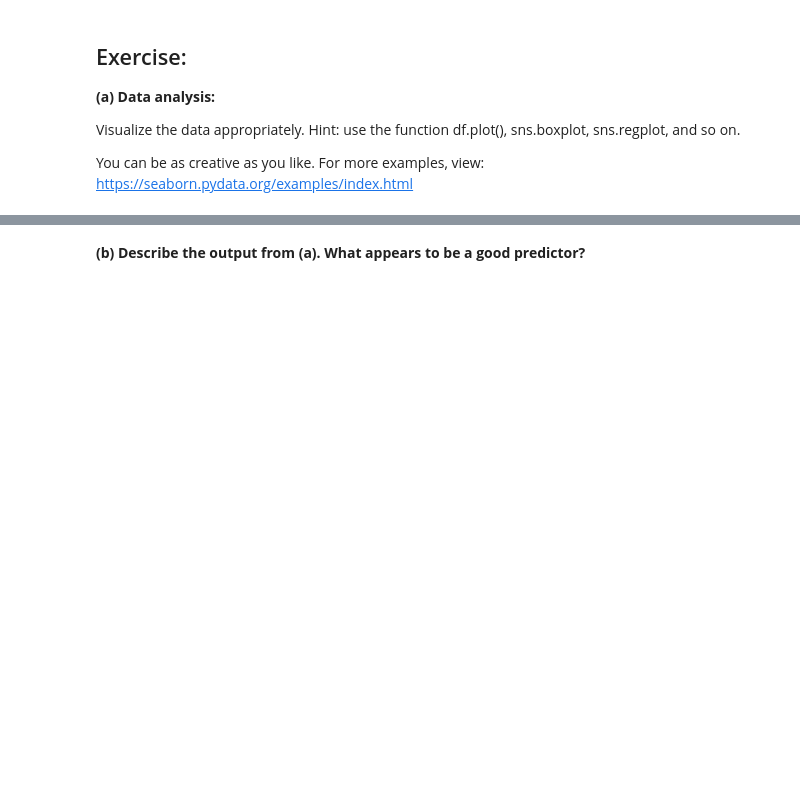
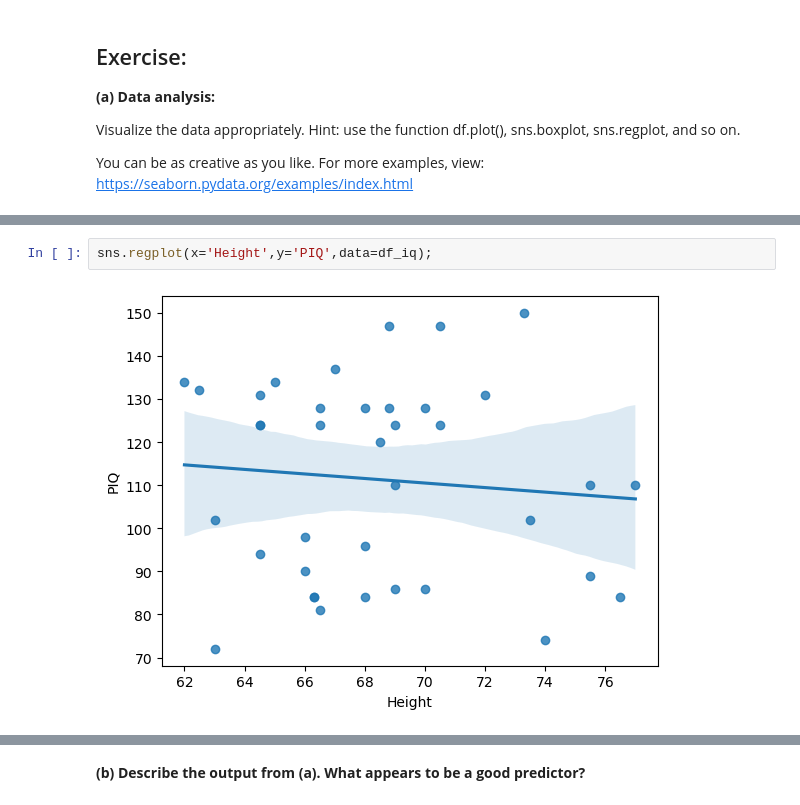
Before and after one commit to so-rn/test, a Jupyter notebook: 02_Statistics/day4/STI_EX1_Linear_Regression.ipynb, the cells around one changed output, grey strips where cells are left out. Cells and saved outputs as stored; diff of their text form; blank space fills up the shorter version.

```diff
--- a/02_Statistics/day4/STI_EX1_Linear_Regression.ipynb
+++ b/02_Statistics/day4/STI_EX1_Linear_Regression.ipynb
@@ -84,0 +81,4 @@ plt.show()
+# %%
+sns.regplot(x='Height',y='PIQ',data=df_iq);
+# %% [output]
+[figure, added]
```
Also changed, not shown: parts of 6 cells of this notebook, 2 other files.
